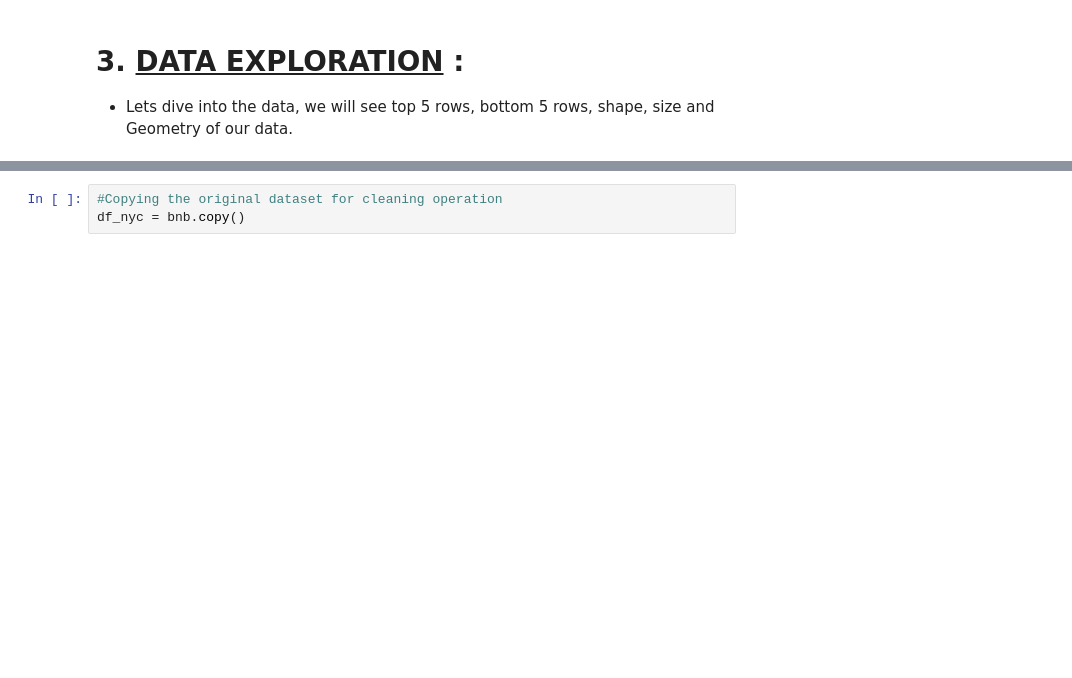
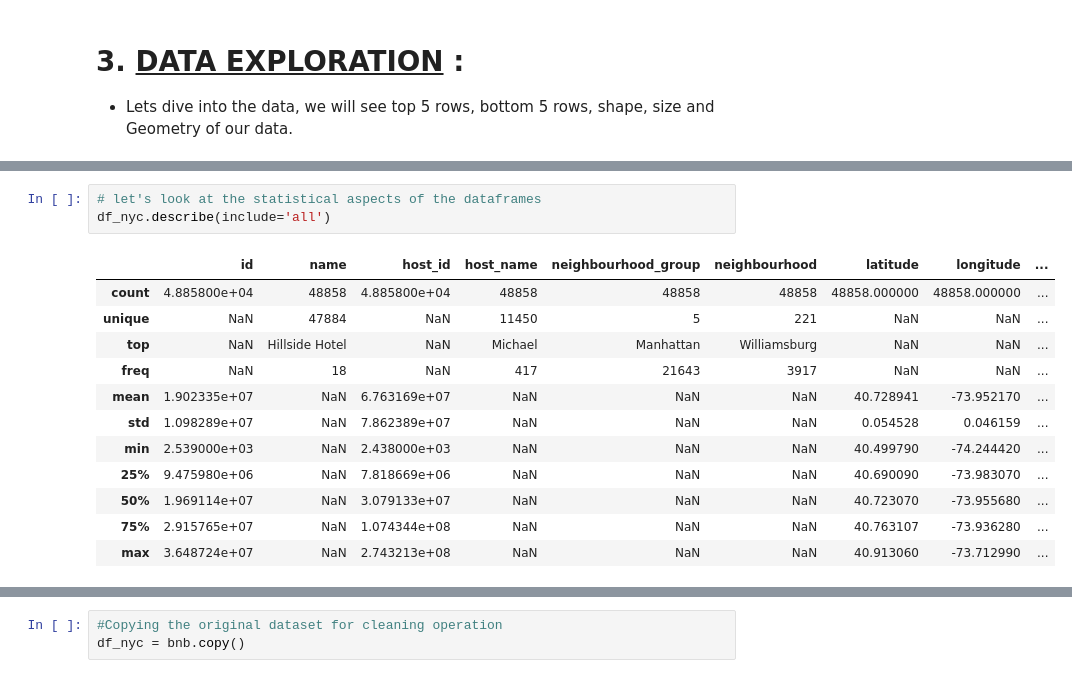
Before and after one commit to kashifkamran639/Airbnb-NYC-2019, a Jupyter notebook: Kashif_Kamran_Airbnb_Bookings_Analysis_Capstone_Project.ipynb, the cells around one changed output, grey strips where cells are left out. Saved outputs shown, nothing was run; the diff lists cells and outputs as text; blank space fills up the shorter version.

```diff
--- a/Kashif_Kamran_Airbnb_Bookings_Analysis_Capstone_Project.ipynb
+++ b/Kashif_Kamran_Airbnb_Bookings_Analysis_Capstone_Project.ipynb
@@ -97,0 +101,16 @@ bnb.tail()
+# %%
+# let's look at the statistical aspects of the dataframes
+df_nyc.describe(include='all')
+# %% [output]
+|  | id | name | host_id | host_name | neighbourhood_group | neighbourhood | latitude | longitude | ... |
+| count | 4.885800e+04 | 48858 | 4.885800e+04 | 48858 | 48858 | 48858 | 48858.000000 | 48858.000000 | ... |
+| unique | NaN | 47884 | NaN | 11450 | 5 | 221 | NaN | NaN | ... |
+| top | NaN | Hillside Hotel | NaN | Michael | Manhattan | Williamsburg | NaN | NaN | ... |
+| freq | NaN | 18 | NaN | 417 | 21643 | 3917 | NaN | NaN | ... |
+| mean | 1.902335e+07 | NaN | 6.763169e+07 | NaN | NaN | NaN | 40.728941 | -73.952170 | ... |
+| std | 1.098289e+07 | NaN | 7.862389e+07 | NaN | NaN | NaN | 0.054528 | 0.046159 | ... |
+| min | 2.539000e+03 | NaN | 2.438000e+03 | NaN | NaN | NaN | 40.499790 | -74.244420 | ... |
+| 25% | 9.475980e+06 | NaN | 7.818669e+06 | NaN | NaN | NaN | 40.690090 | -73.983070 | ... |
+| 50% | 1.969114e+07 | NaN | 3.079133e+07 | NaN | NaN | NaN | 40.723070 | -73.955680 | ... |
+| 75% | 2.915765e+07 | NaN | 1.074344e+08 | NaN | NaN | NaN | 40.763107 | -73.936280 | ... |
+| max | 3.648724e+07 | NaN | 2.743213e+08 | NaN | NaN | NaN | 40.913060 | -73.712990 | ... |
```
Also changed, not shown: parts of 35 cells of this notebook.
